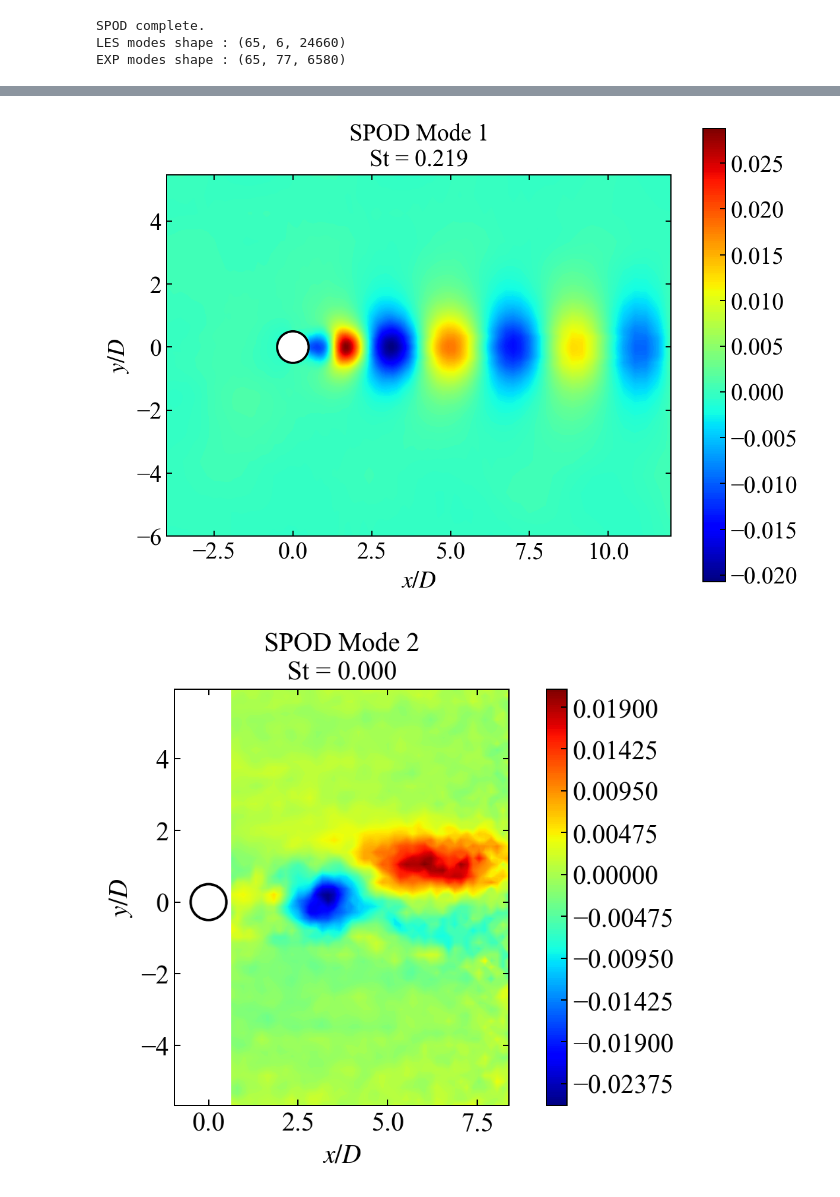
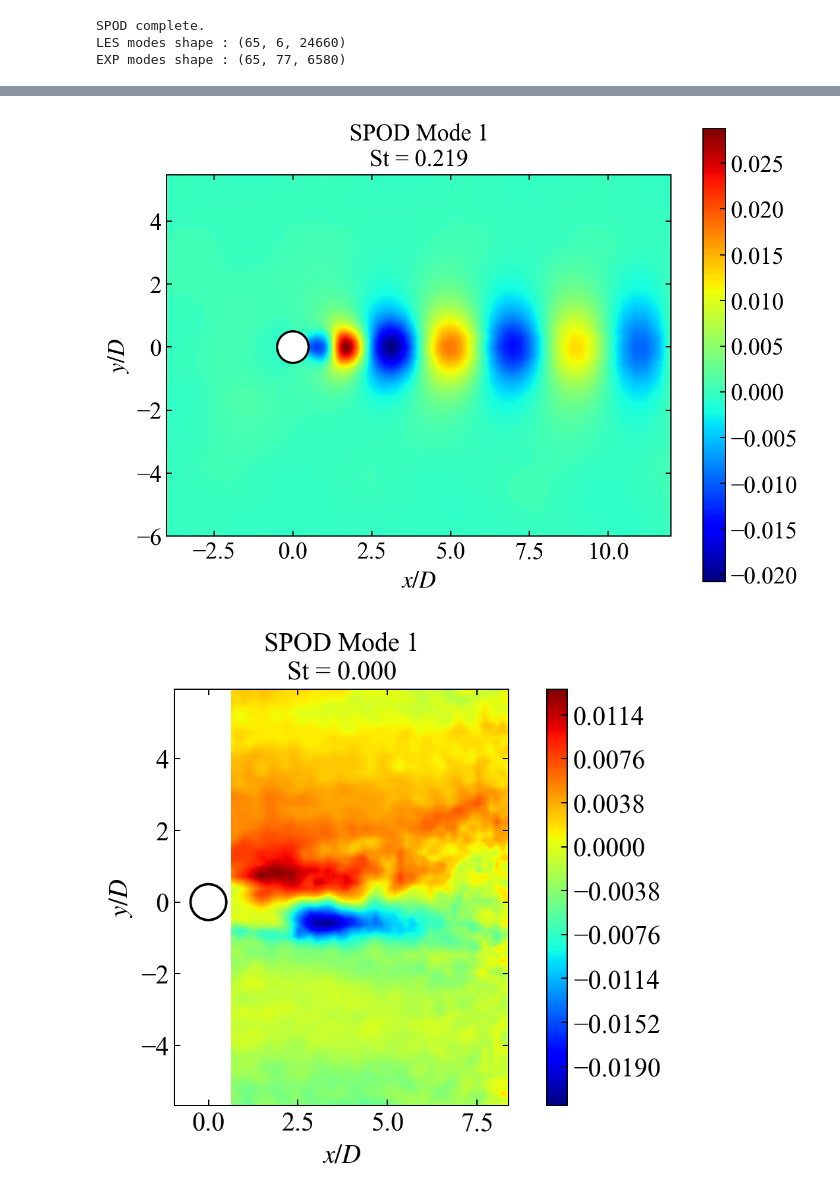
Before and after one commit to VivekThazhathattil/_toolbox, a Jupyter notebook: flow_related/SPOD/spod_computation.ipynb, the cells around one changed output, grey strips where cells are left out. Cells and saved outputs as stored; diff of their text form; code cells hidden in the pictures.

```diff
--- a/flow_related/SPOD/spod_computation.ipynb
+++ b/flow_related/SPOD/spod_computation.ipynb
@@ -282,7 +282,7 @@ def plot_spod_modal_energy(
             None       -> plot all modes
 
     normalize : str, optional
-        "global" : divide by maximum eigenvalue
+        "global" : divide by total modal energy
         "mode"   : normalize each mode independently
         "sum"    : divide by total modal energy
 
@@ -302,7 +302,9 @@ def plot_spod_modal_energy(
     eigvals_plot = eigvals.copy()
 
     if normalize == "global":
-        eigvals_plot /= np.max(eigvals)
+        total_energy = np.sum(eigvals)
+        if total_energy > 0:
+            eigvals_plot /= total_energy
 
     elif normalize == "mode":
         for m in range(eigvals.shape[1]):
@@ -312,7 +314,8 @@ def plot_spod_modal_energy(
 
     elif normalize == "sum":
         total_energy = np.sum(eigvals)
-        eigvals_plot /= total_energy
+        if total_energy > 0:
+            eigvals_plot /= total_energy
 
     else:
         raise ValueError(
@@ -380,7 +383,7 @@ def plot_spod_modal_energy(
     )
 
     ax.set_ylabel(
-        "Normalized modal energy"
+        r"$E/E_{\mathrm{tot}}$"
     )
 
     if logy:
@@ -757,32 +760,32 @@ plot_spod_mode(
     plot_type="real",
     cylinder_center=(0, 0),
     cylinder_radius=0.5,
 )
 
 plt.show()
 
 
 # ==========================================================
 # EXP SPOD MODE
 # ==========================================================
 
 plot_spod_mode(
     X_exp / D_piv,
     Y_exp / D_piv,
     modes_exp,
     eigs_exp,
     freqs_exp,
     D=D_piv,
     U_ref=U_piv,
-    mode_idx=1,
+    mode_idx=0,
     freq_idx=freq_idx_manual,
     component="v",
     plot_type="real",
     cylinder_center=(0, 0),
     cylinder_radius=0.5,
 )
 
 plt.show()
 # %% [output]
 [figure]
-[figure, old version]
+[figure, new version]
```
Also changed, not shown: parts of 1 cell of this notebook, 4 other files.
